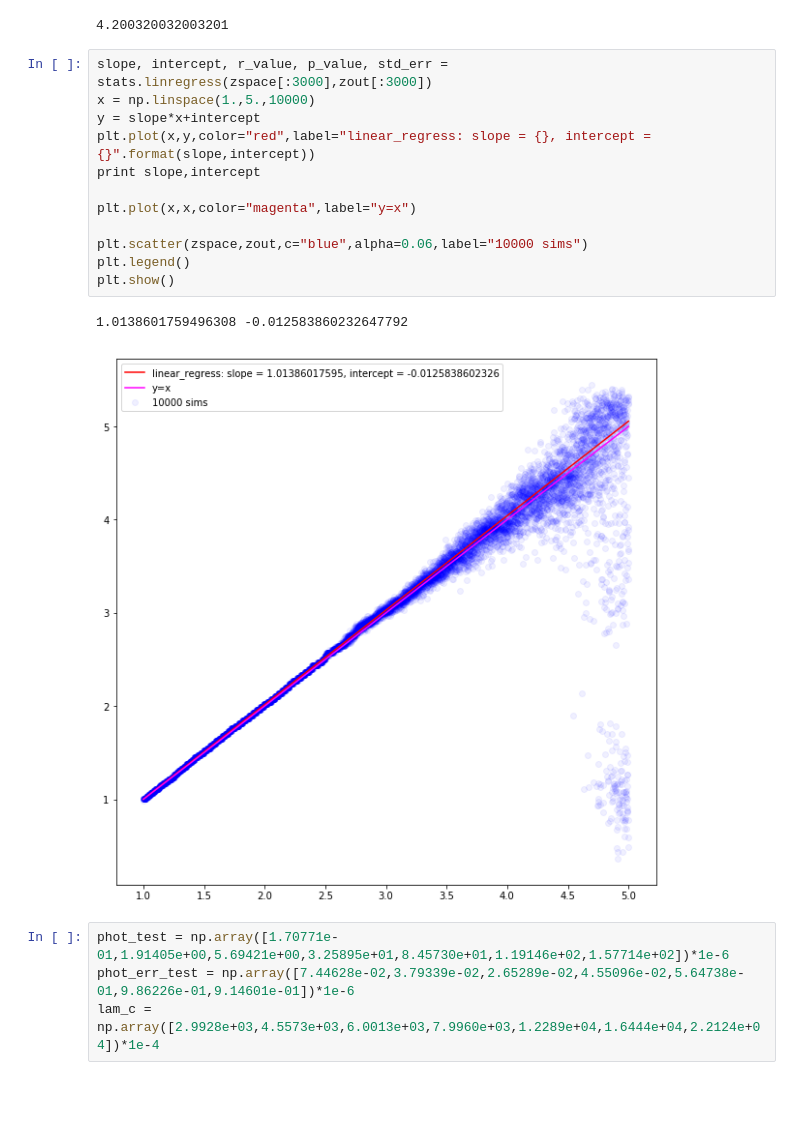
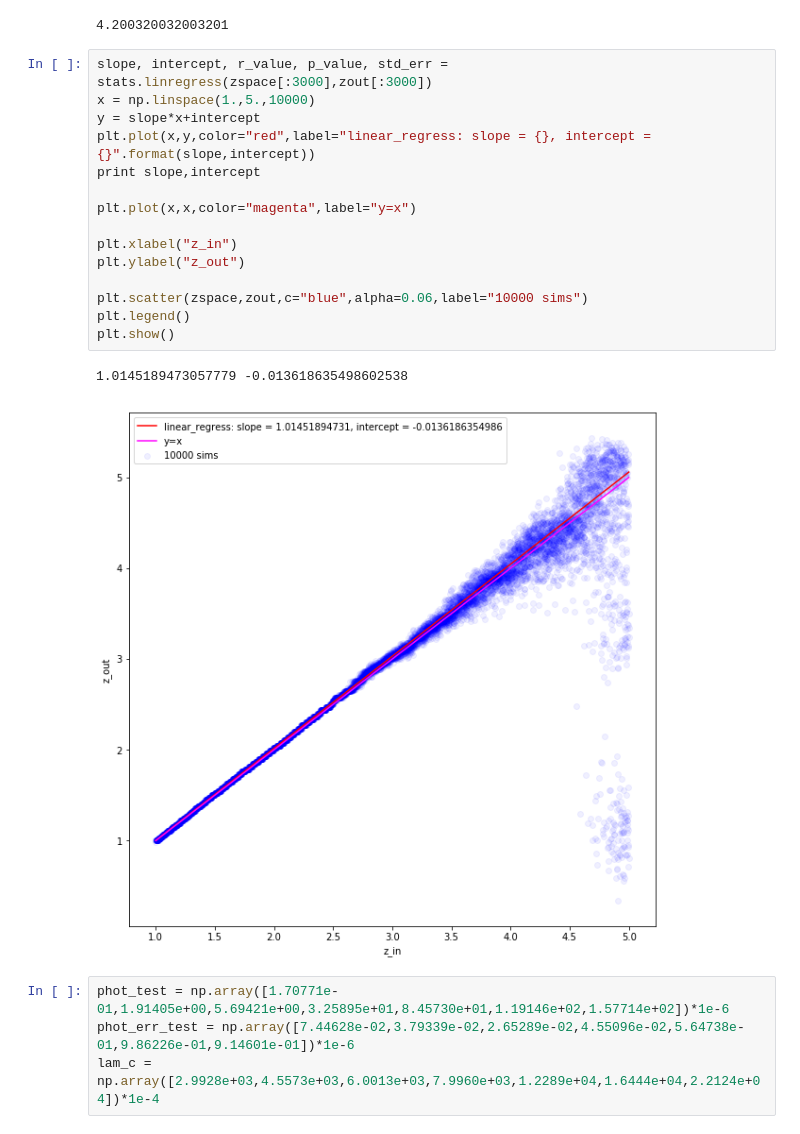
Before and after one commit to cpvargas/sed_research, a Jupyter notebook: library_prototype-2-main.ipynb, the cells around one changed output. Saved outputs shown, nothing was run; the diff lists cells and outputs as text; blank space fills up the shorter version.

```diff
--- a/library_prototype-2-main.ipynb
+++ b/library_prototype-2-main.ipynb
@@ -292,18 +289,21 @@ zspace[8000]
 # %%
 slope, intercept, r_value, p_value, std_err = stats.linregress(zspace[:3000],zout[:3000])
 x = np.linspace(1.,5.,10000)
 y = slope*x+intercept
 plt.plot(x,y,color="red",label="linear_regress: slope = {}, intercept = {}".format(slope,intercept))
 print slope,intercept
 
 plt.plot(x,x,color="magenta",label="y=x")
 
+plt.xlabel("z_in")
+plt.ylabel("z_out")
+
 plt.scatter(zspace,zout,c="blue",alpha=0.06,label="10000 sims")
 plt.legend()
 plt.show()
 # %% [output]
-1.0138601759496308 -0.012583860232647792
+1.0145189473057779 -0.013618635498602538
-[figure, old version]
+[figure, new version]
 # %%
 phot_test = np.array([1.70771e-01,1.91405e+00,5.69421e+00,3.25895e+01,8.45730e+01,1.19146e+02,1.57714e+02])*1e-6
 phot_err_test = np.array([7.44628e-02,3.79339e-02,2.65289e-02,4.55096e-02,5.64738e-01,9.86226e-01,9.14601e-01])*1e-6
```
Also changed, not shown: parts of 9 cells of this notebook.
